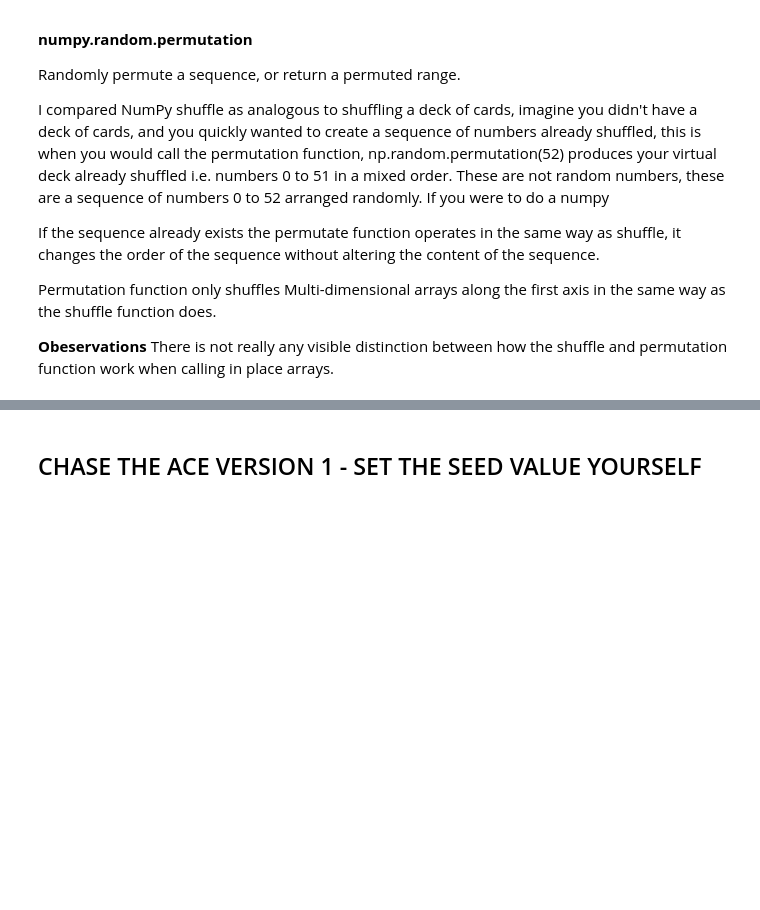
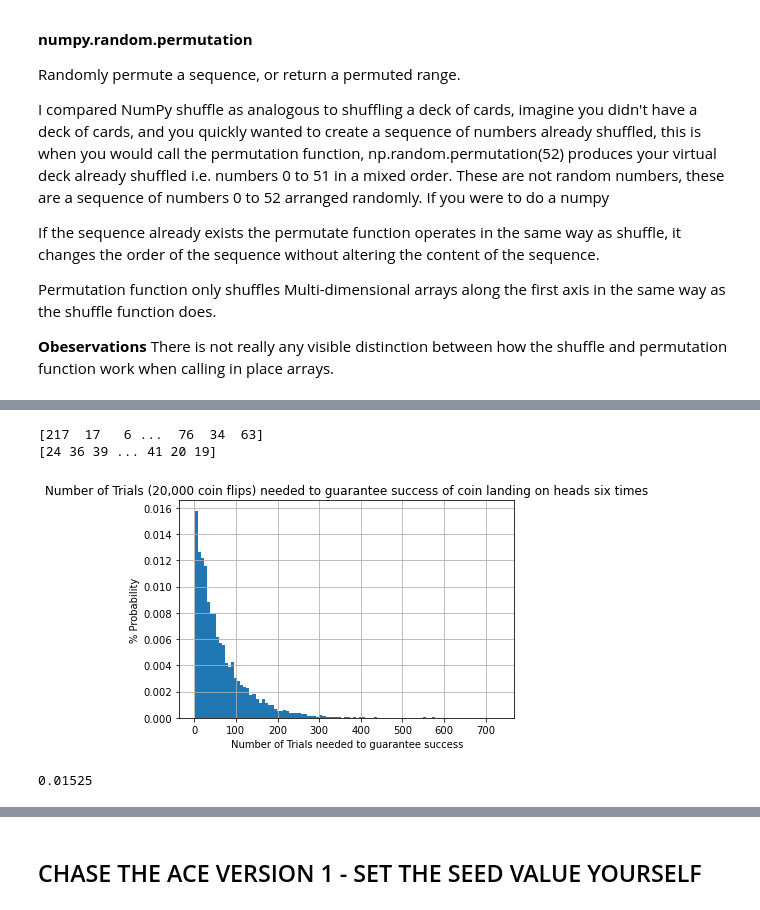
Before and after one commit to collinstechwrite/numpy-random-package, a Jupyter notebook: NumPy_Assignment_Christopher_Collins_G00387822.ipynb, the cells around one changed output, grey strips where cells are left out. Cells and saved outputs as stored; diff of their text form; code cells hidden in the pictures; blank space fills up the shorter version.

```diff
--- a/NumPy_Assignment_Christopher_Collins_G00387822.ipynb
+++ b/NumPy_Assignment_Christopher_Collins_G00387822.ipynb
@@ -508,0 +460,25 @@ Returns the Kolmogorov-Smirnov statistic and associated probability that two arr
+# %%
+import numpy as np
+z = np.random.geometric(p=0.01655, size=10000)
+x = np.random.default_rng().geometric(p=0.01655, size=10000)
+print(z)
+print(x)
+
+estimate = sum(np.random.binomial(6, 0.5,20000)==6)/20000
+
+s = np.random.default_rng().geometric(p=estimate, size=10000)
+
+import matplotlib.pyplot as plt
+count, bins, ignored = plt.hist(s, 100, density=True)
+
+plt.title('Number of Trials (20,000 coin flips) needed to guarantee success of coin landing on heads six times')
+plt.ylabel("% Probability")
+plt.xlabel('Number of Trials needed to guarantee success')
+plt.grid(True)
+plt.show()
+print(estimate)
+# %% [output]
+[217  17   6 ...  76  34  63]
+[24 36 39 ... 41 20 19]
+[figure, added]
+0.01525
```
Also changed, not shown: parts of 38 cells of this notebook, 3 other files.
